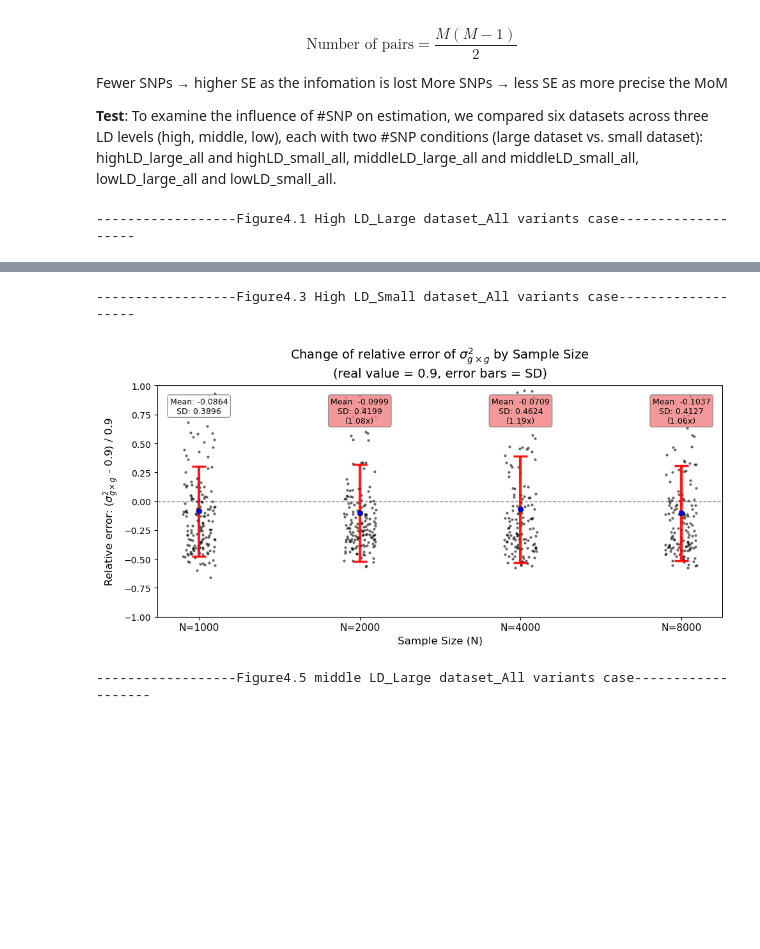
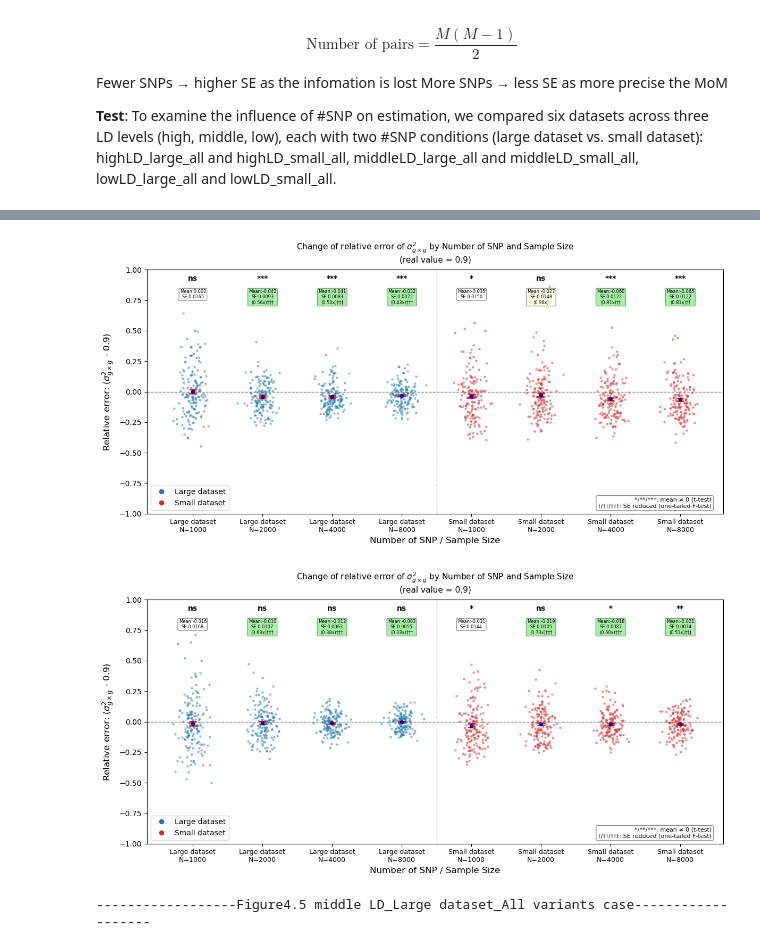
Before and after one commit to border-lab/Full-gene-level-GxG-Estimation, a Jupyter notebook: Experiments/solve_ContiguousSNP.ipynb, the cells around one changed output, grey strips where cells are left out. Drawn from its saved outputs; the diff is of its cells as text; code cells hidden in the pictures; blank space fills up the shorter version.

```diff
--- a/Experiments/solve_ContiguousSNP.ipynb
+++ b/Experiments/solve_ContiguousSNP.ipynb
@@ -378,20 +324,0 @@ plot_relative_error_accross_sample_size(
-# %%
-## low LD group
-individual_sizes = [1000,2000,4000,8000]
-lowLD_largeDataset_allVariants = read_MoM_results(individual_sizes,"../test_data/All_simulation_result/lowLD_largeDataset_allVariants/",1800)
-LLA = [lowLD_largeDataset_allVariants[n] for n in individual_sizes]
-
-print("------------------Figure4.25 small LD_Large dataset_All variants case-------------------")
-plot_relative_error_accross_sample_size(
-    *LLA,
-    basic_individual=1000, col_num=0, real_value=0.9,ymin=-1,ymax =1
-)
-
-lowLD_largeDataset_commonVariants = read_MoM_results(individual_sizes,"../test_data/All_simulation_result/lowLD_largeDataset_commonVariants/",1800)
-LLC = [lowLD_largeDataset_commonVariants[n] for n in individual_sizes]
-
-print("------------------Figure4.26 small LD_Large dataset_Common variants case-------------------")
-plot_relative_error_accross_sample_size(
-    *LLC,
-    basic_individual=1000, col_num=0, real_value=0.9,ymin=-1,ymax =1
-)
@@ -432,25 +354,49 @@ To examine the influence of #SNP on estimation, we compared six datasets across
 # %%
 ## highLD group
 
-individual_sizes = [1000,2000,4000,8000]
-highLD_largeDataset_allVariants = read_MoM_results(individual_sizes,"../test_data/All_simulation_result/highLD_largeDataset_allVariants/",1800)
-HLA = [highLD_largeDataset_allVariants[n] for n in individual_sizes]
+individual_sizes = [1000, 2000, 4000, 8000]
+x_labels = ["Large dataset", "Small dataset"]
 
-print("------------------Figure4.1 High LD_Large dataset_All variants case-------------------")
-plot_relative_error_accross_sample_size(
-    *HLA,
-    basic_individual=1000, col_num=0, real_value=0.9,ymin=-1,ymax =1
+plot_relative_error_across_groups_combined(
+    highLD_largeDataset_allVariants,
+    highLD_smallDataset_allVariants,
+    x_labels=x_labels,
+    individual_sizes=individual_sizes,
+    col_num=0,
+    real_value=0.9,
+    ymin=-1,
+    ymax=1,
+    x_axis_name="Number of SNP"
+)
+## middleLD group
+individual_sizes = [1000, 2000, 4000, 8000]
+x_labels = ["Large dataset", "Small dataset"]
+
+plot_relative_error_across_groups_combined(
+    middleLD_largeDataset_allVariants,
+    middleLD_smallDataset_allVariants,
+    x_labels=x_labels,
+    individual_sizes=individual_sizes,
+    col_num=0,
+    real_value=0.9,
+    ymin=-1,
+    ymax=1,
+    x_axis_name="Number of SNP"
 )
 
+## lowLD group
+individual_sizes = [1000, 2000, 4000, 8000]
+x_labels = ["Large dataset", "Small dataset"]
 
-
-highLD_smallDataset_allVariants = read_MoM_results(individual_sizes,"../test_data/All_simulation_result/highLD_smallDataset_allVariants/",600)
-HSA = [highLD_smallDataset_allVariants[n] for n in individual_sizes]
-
-print("------------------Figure4.3 High LD_Small dataset_All variants case-------------------")
-plot_relative_error_accross_sample_size(
-    *HSA,
-    basic_individual=1000, col_num=0, real_value=0.9,ymin=-1,ymax =1
+plot_relative_error_across_groups_combined(
+    lowLD_largeDataset_allVariants,
+    lowLD_smallDataset_allVariants,
+    x_labels=x_labels,
+    individual_sizes=individual_sizes,
+    col_num=0,
+    real_value=0.9,
+    ymin=-1,
+    ymax=1,
+    x_axis_name="Number of SNP"
 )
 # %% [output]
-------------------Figure4.1 High LD_Large dataset_All variants case-------------------
@@ -458,5 +404,5 @@ plot_relative_error_accross_sample_size(
-------------------Figure4.3 High LD_Small dataset_All variants case-------------------
-[figure, old version]
+[figure, new version]
+[figure, added]
 # %%
 ## middle group
 individual_sizes = [1000,2000,4000,8000]
```
Also changed, not shown: parts of 14 cells of this notebook, 1 other file.
